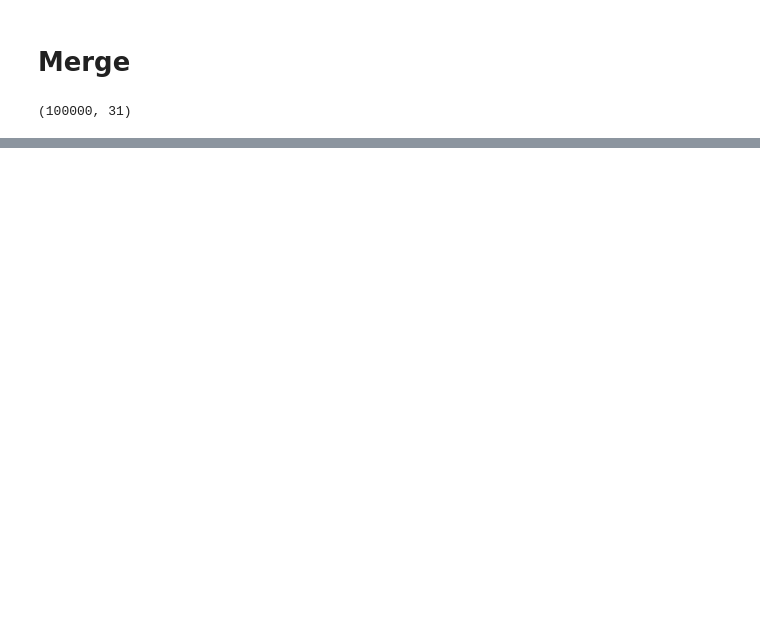
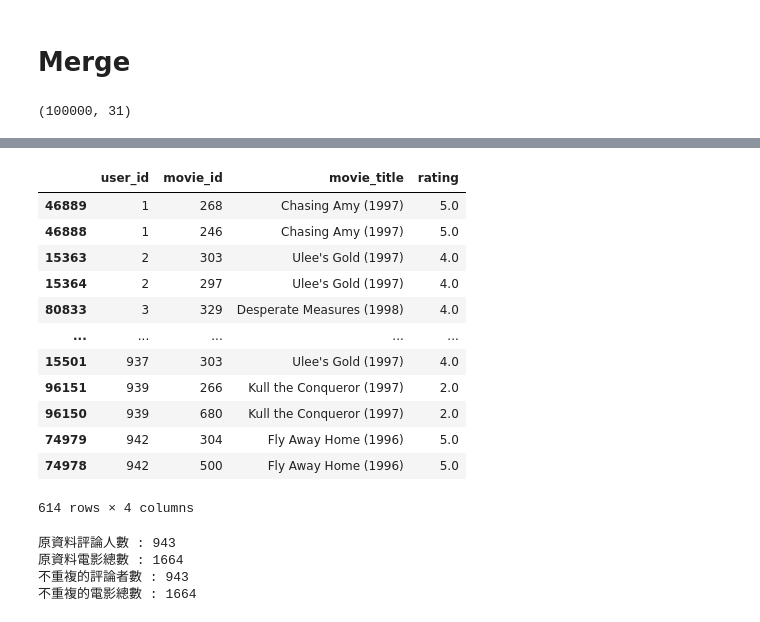
Before and after one commit to DrDAN6770/Recommender-System, a Jupyter notebook: RS.ipynb, the cells around one changed output, grey strips where cells are left out. Saved outputs shown, nothing was run; the diff lists cells and outputs as text; code cells hidden in the pictures; blank space fills up the shorter version.

```diff
--- a/RS.ipynb
+++ b/RS.ipynb
@@ -111,0 +165,36 @@ df.head()
+# %%
+df_clean_copy = df_clean.copy()
+# average_ratings = df_clean.groupby(['user_id', 'movie_title'])['rating'].mean().reset_index()
+average_ratings = df_clean.groupby(['user_id', 'movie_title'], as_index=False).agg({"rating":"mean"})
+data = df_clean_copy.merge(average_ratings, on=['user_id', 'movie_title'], suffixes=('', '_avg'))
+data.drop(columns=['rating'], inplace=True)
+data.rename(columns={'rating_avg': 'rating'}, inplace=True)
+# %%
+# check user_id、movie_title 相同的重複評分
+data[(data.duplicated(subset=data.columns.difference(['movie_id','timestamp']), keep=False))][['user_id', 'movie_id','movie_title','rating']].sort_values(by='user_id')
+# %% [output]
+|  | user_id | movie_id | movie_title | rating |
+| 46889 | 1 | 268 | Chasing Amy (1997) | 5.0 |
+| 46888 | 1 | 246 | Chasing Amy (1997) | 5.0 |
+| 15363 | 2 | 303 | Ulee's Gold (1997) | 4.0 |
+| 15364 | 2 | 297 | Ulee's Gold (1997) | 4.0 |
+| 80833 | 3 | 329 | Desperate Measures (1998) | 4.0 |
+| ... | ... | ... | ... | ... |
+| 15501 | 937 | 303 | Ulee's Gold (1997) | 4.0 |
+| 96151 | 939 | 266 | Kull the Conqueror (1997) | 2.0 |
+| 96150 | 939 | 680 | Kull the Conqueror (1997) | 2.0 |
+| 74979 | 942 | 304 | Fly Away Home (1996) | 5.0 |
+| 74978 | 942 | 500 | Fly Away Home (1996) | 5.0 |
+614 rows × 4 columns
+# %%
+# 檢查評論人數、電影總數前後落差
+data_no_duplicates = data.drop_duplicates(subset=data.columns.difference(['movie_id','timestamp']), keep='last')
+print('原資料評論人數 :', df_clean['user_id'].nunique())
+print('原資料電影總數 :', df_clean['movie_title'].nunique())
+print('不重複的評論者數 :', data_no_duplicates['user_id'].nunique())
+print('不重複的電影總數 :', data_no_duplicates['movie_title'].nunique())
+# %% [output]
+原資料評論人數 : 943
+原資料電影總數 : 1664
+不重複的評論者數 : 943
+不重複的電影總數 : 1664
```
Also changed, not shown: parts of 20 cells of this notebook, 1 other file.
